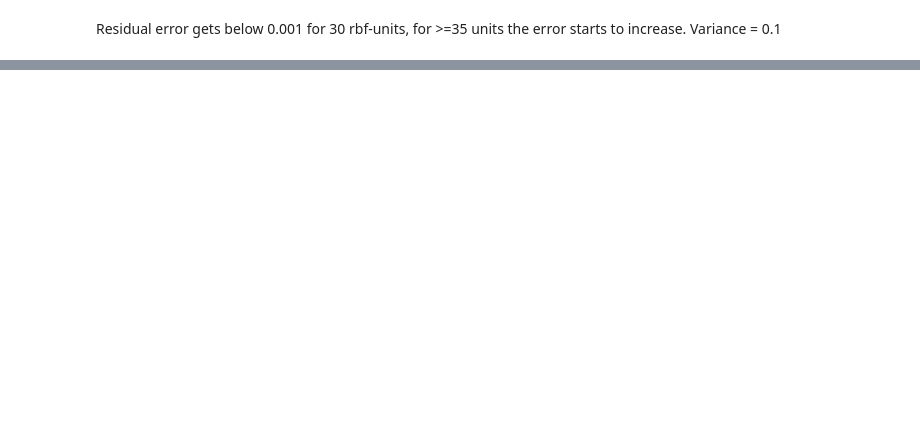
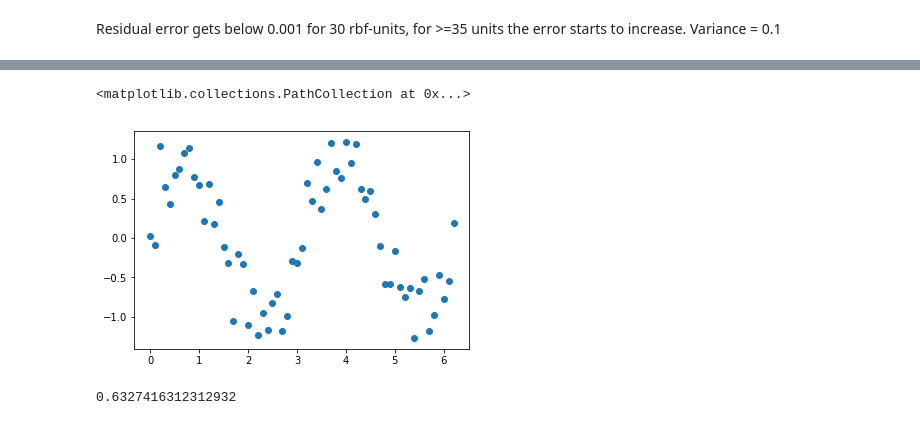
Before and after one commit to vbodell/DD2437, a Jupyter notebook: Lab2/Victor.ipynb, the cells around one changed output, grey strips where cells are left out. Cells and saved outputs as stored; diff of their text form; code cells hidden in the pictures; blank space fills up the shorter version.

```diff
--- a/Lab2/Victor.ipynb
+++ b/Lab2/Victor.ipynb
@@ -199,0 +243,26 @@ print(residual_error(phi_matrix, weights, sin_2x))
+# %%
+mean = 0
+std = np.sqrt(0.1)
+
+# Data
+patterns = np.arange(0, X_MAX, 0.1)
+test_set = np.arange(0.05, X_MAX, 0.1)
+patterns = patterns.reshape((1, len(patterns)))
+test_set = test_set.reshape((1, len(test_set)))
+
+sin_2x_true = np.sin(2*patterns)
+
+sin_2x_noise = np.sin(2*patterns) + np.random.normal(mean, std, patterns.shape)
+square_2x_noise = np.square(2*patterns)
+# %%
+plt.scatter(patterns[0,:], sin_2x_noise[0,:])
+# plt.scatter(patterns.T, sin_2x_true.T)
+# %% [output]
+<matplotlib.collections.PathCollection at 0x...>
+[figure, added]
+# %%
+computed_weights = \
+    train_RBF_delta(patterns, units, weights, sin_2x_noise, 0.01, 20)
+print(residual_error(get_phi_matrix(patterns, units), weights, sin_2x_true))
+# %% [output]
+0.6327416312312932
```
Also changed, not shown: parts of 35 cells of this notebook, 1 other file.
